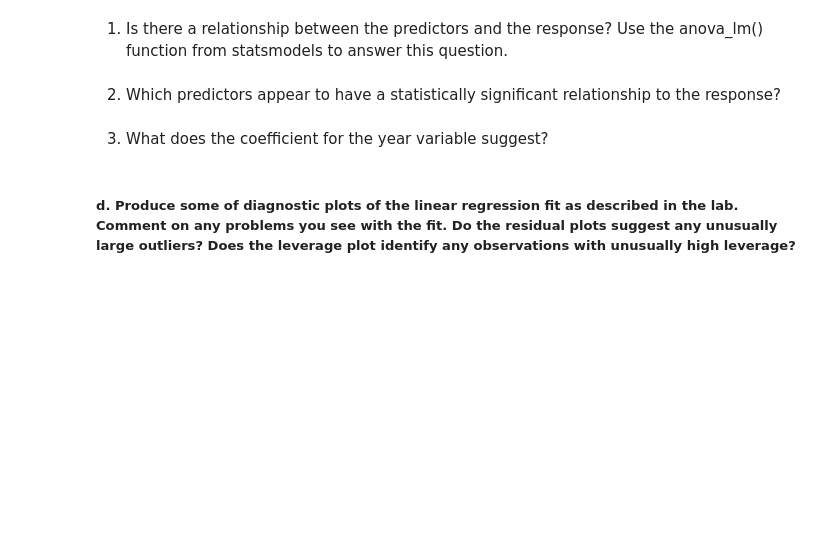
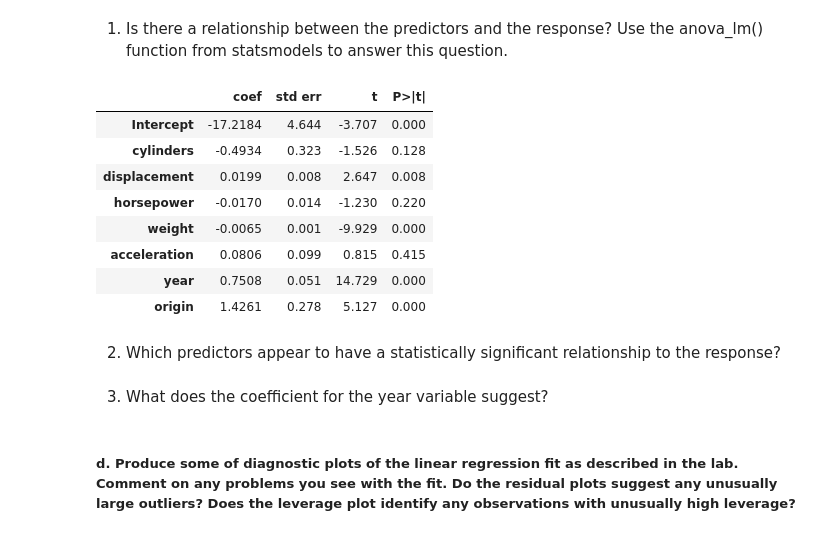
Before and after one commit to haily835/Comp-8590-Statistical-Learning, a Jupyter notebook: Assignment 2/Question 1 - Exercise 9.ipynb, the cells around one changed output. Cells and saved outputs as stored; diff of their text form; code cells hidden in the pictures; blank space fills up the shorter version.

```diff
--- a/Assignment 2/Question 1 - Exercise 9.ipynb
+++ b/Assignment 2/Question 1 - Exercise 9.ipynb
@@ -69,5 +63,18 @@ strong multicollinearity or other numerical problems.
 # %% [markdown]
 1. Is there a relationship between the predictors and the response? Use the anova_lm() function from statsmodels to answer this question.
+# %%
+relationship = smf.ols('mpg ~ cylinders + displacement + horsepower + weight + acceleration + year + origin', data=Auto).fit()
+summarize(relationship)
+# %% [output]
+|  | coef | std err | t | P>|t| |
+| Intercept | -17.2184 | 4.644 | -3.707 | 0.000 |
+| cylinders | -0.4934 | 0.323 | -1.526 | 0.128 |
+| displacement | 0.0199 | 0.008 | 2.647 | 0.008 |
+| horsepower | -0.0170 | 0.014 | -1.230 | 0.220 |
+| weight | -0.0065 | 0.001 | -9.929 | 0.000 |
+| acceleration | 0.0806 | 0.099 | 0.815 | 0.415 |
+| year | 0.7508 | 0.051 | 14.729 | 0.000 |
+| origin | 1.4261 | 0.278 | 5.127 | 0.000 |
 # %% [markdown]
 2. Which predictors appear to have a statistically significant relationship to the response?
 # %% [markdown]
```
Also changed, not shown: parts of 6 cells of this notebook.
